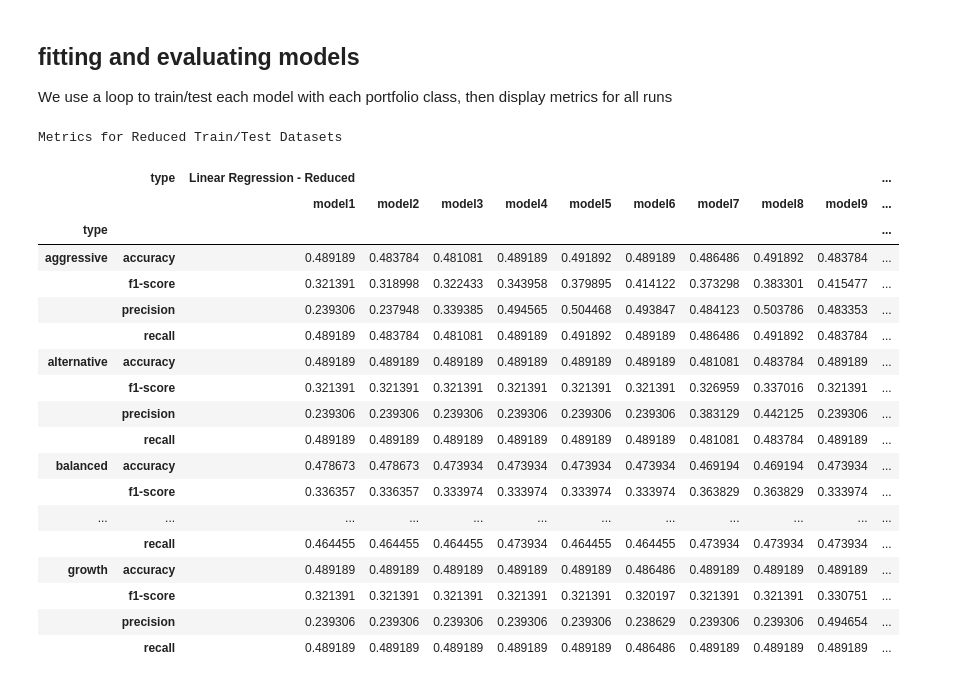
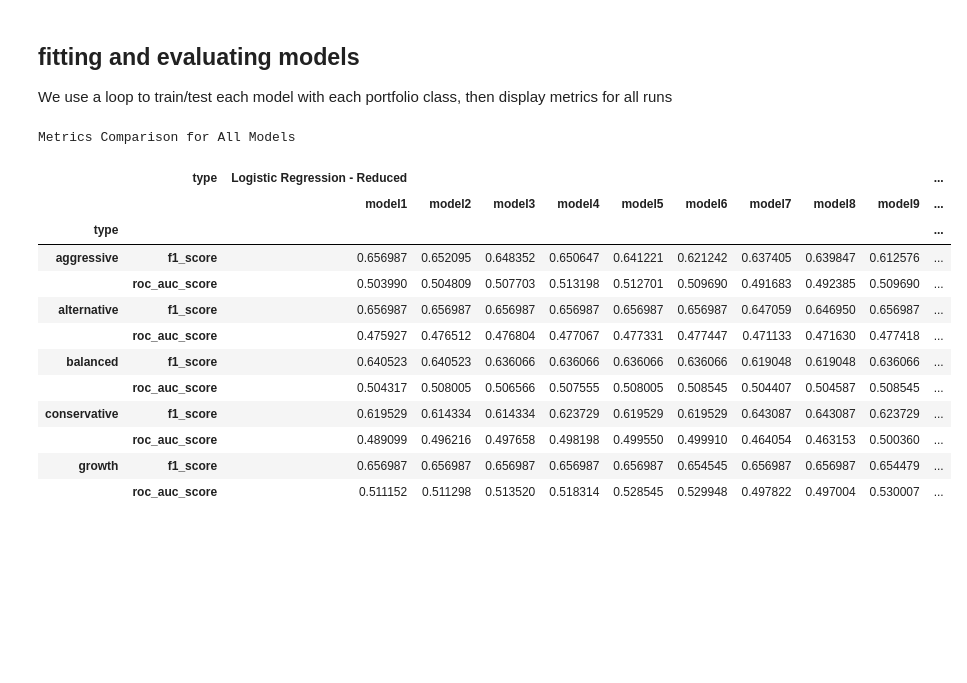
Before and after one commit to tlchampion/mwp_algorithmic_trading, a Jupyter notebook: modeling/logistic_regression.ipynb, the cells around one changed output. Saved outputs shown, nothing was run; the diff lists cells and outputs as text; code cells hidden in the pictures; blank space fills up the shorter version.

```diff
--- a/modeling/logistic_regression.ipynb
+++ b/modeling/logistic_regression.ipynb
@@ -153,11 +153,13 @@ for portfolio in portfolios:
         pipeline = Pipeline([('scaler', scaler), ('model', model)])
         pipeline.fit(X_train, y_train)
         preds = pipeline.predict(X_test)
-        report = classification_report(y_test, preds, output_dict=True)
-        df = pd.DataFrame.from_dict(report['weighted avg'], orient='index', columns=[f'model{i}'])
-        df.loc['accuracy',f'model{i}'] = report['accuracy']
+        proba = pipeline.predict_proba(X_test)
+        roc = roc_auc_score(y_test,proba[:,1])
+        f1 = f1_score(y_test, preds)
+        df = pd.DataFrame()
+        df.loc['f1_score',f"model{i}"] = f1
+        df.loc['roc_auc_score',f"model{i}"] = roc
         df_results = pd.concat([df_results, df], axis=1)
-        df_results.drop('support', inplace=True)
         i += 1
     df_results['type'] = portfolio
     df_full_results = pd.concat([df_full_results, df_results])
@@ -234,11 +236,13 @@ for portfolio in portfolios:
         pipeline = Pipeline([('scaler', scaler), ('model', model)])
         pipeline.fit(X_train, y_train)
         preds = pipeline.predict(X_test)
-        report = classification_report(y_test, preds, output_dict=True)
-        df = pd.DataFrame.from_dict(report['weighted avg'], orient='index', columns=[f'model{i}'])
-        df.loc['accuracy',f'model{i}'] = report['accuracy']
+        proba = pipeline.predict_proba(X_test)
+        roc = roc_auc_score(y_test,proba[:,1])
+        f1 = f1_score(y_test, preds)
+        df = pd.DataFrame()
+        df.loc['f1_score',f"model{i}"] = f1
+        df.loc['roc_auc_score',f"model{i}"] = roc
         df_results = pd.concat([df_results, df], axis=1)
-        df_results.drop('support', inplace=True)
         i += 1
     df_results['type'] = portfolio
     df_reduced_results = pd.concat([df_reduced_results, df_results])
@@ -246,48 +250,41 @@ for portfolio in portfolios:
 df_reduced_results.set_index('type', append=True, inplace=True)
 df_reduced_results = df_reduced_results.reorder_levels(['type', 0])
 # %%
-df_reduced_results['type'] = 'Linear Regression - Reduced'
-df_full_results['type'] = 'Linear Regression - Full'
+df_reduced_results['type'] = 'Logistic Regression - Reduced'
+df_full_results['type'] = 'Logistic Regression - Full'
 
 
 df_reduced_results.set_index('type', append=True,inplace=True)
 df_full_results.set_index('type', append=True,inplace=True)
 
 df_reduced_results = df_reduced_results.unstack(level=2)
 
 df_reduced_results = df_reduced_results.reorder_levels([1,0], axis=1)
 
 
 df_full_results = df_full_results.unstack(level=2)
 
 df_full_results = df_full_results.reorder_levels([1,0], axis=1)
 
 df_lr_results = pd.concat([df_reduced_results, df_full_results], axis=1)
 
 cm = sns.light_palette("blue", as_cmap=True)
 pd.set_option('display.max_columns', None)
 
 
-
-df_lr_results.style.background_gradient(cmap=cm, axis=1).set_caption("Metrics for Reduced Train/Test Datasets")
+df_lr_results.style.highlight_max(color='lightblue', axis = 1).set_caption("Metrics Comparison for All Models")
 # %% [output]
-Metrics for Reduced Train/Test Datasets
+Metrics Comparison for All Models
-|  | type | Linear Regression - Reduced |  |  |  |  |  |  |  |  | ... |
+|  | type | Logistic Regression - Reduced |  |  |  |  |  |  |  |  | ... |
 |  |  | model1 | model2 | model3 | model4 | model5 | model6 | model7 | model8 | model9 | ... |
 | type |  |  |  |  |  |  |  |  |  |  | ... |
-| aggressive | accuracy | 0.489189 | 0.483784 | 0.481081 | 0.489189 | 0.491892 | 0.489189 | 0.486486 | 0.491892 | 0.483784 | ... |
-|  | f1-score | 0.321391 | 0.318998 | 0.322433 | 0.343958 | 0.379895 | 0.414122 | 0.373298 | 0.383301 | 0.415477 | ... |
-|  | precision | 0.239306 | 0.237948 | 0.339385 | 0.494565 | 0.504468 | 0.493847 | 0.484123 | 0.503786 | 0.483353 | ... |
-|  | recall | 0.489189 | 0.483784 | 0.481081 | 0.489189 | 0.491892 | 0.489189 | 0.486486 | 0.491892 | 0.483784 | ... |
-| alternative | accuracy | 0.489189 | 0.489189 | 0.489189 | 0.489189 | 0.489189 | 0.489189 | 0.481081 | 0.483784 | 0.489189 | ... |
-|  | f1-score | 0.321391 | 0.321391 | 0.321391 | 0.321391 | 0.321391 | 0.321391 | 0.326959 | 0.337016 | 0.321391 | ... |
-|  | precision | 0.239306 | 0.239306 | 0.239306 | 0.239306 | 0.239306 | 0.239306 | 0.383129 | 0.442125 | 0.239306 | ... |
-|  | recall | 0.489189 | 0.489189 | 0.489189 | 0.489189 | 0.489189 | 0.489189 | 0.481081 | 0.483784 | 0.489189 | ... |
-| balanced | accuracy | 0.478673 | 0.478673 | 0.473934 | 0.473934 | 0.473934 | 0.473934 | 0.469194 | 0.469194 | 0.473934 | ... |
-|  | f1-score | 0.336357 | 0.336357 | 0.333974 | 0.333974 | 0.333974 | 0.333974 | 0.363829 | 0.363829 | 0.333974 | ... |
-| ... | ... | ... | ... | ... | ... | ... | ... | ... | ... | ... | ... |
-|  | recall | 0.464455 | 0.464455 | 0.464455 | 0.473934 | 0.464455 | 0.464455 | 0.473934 | 0.473934 | 0.473934 | ... |
-| growth | accuracy | 0.489189 | 0.489189 | 0.489189 | 0.489189 | 0.489189 | 0.486486 | 0.489189 | 0.489189 | 0.489189 | ... |
-|  | f1-score | 0.321391 | 0.321391 | 0.321391 | 0.321391 | 0.321391 | 0.320197 | 0.321391 | 0.321391 | 0.330751 | ... |
-|  | precision | 0.239306 | 0.239306 | 0.239306 | 0.239306 | 0.239306 | 0.238629 | 0.239306 | 0.239306 | 0.494654 | ... |
-|  | recall | 0.489189 | 0.489189 | 0.489189 | 0.489189 | 0.489189 | 0.486486 | 0.489189 | 0.489189 | 0.489189 | ... |
+| aggressive | f1_score | 0.656987 | 0.652095 | 0.648352 | 0.650647 | 0.641221 | 0.621242 | 0.637405 | 0.639847 | 0.612576 | ... |
+|  | roc_auc_score | 0.503990 | 0.504809 | 0.507703 | 0.513198 | 0.512701 | 0.509690 | 0.491683 | 0.492385 | 0.509690 | ... |
+| alternative | f1_score | 0.656987 | 0.656987 | 0.656987 | 0.656987 | 0.656987 | 0.656987 | 0.647059 | 0.646950 | 0.656987 | ... |
+|  | roc_auc_score | 0.475927 | 0.476512 | 0.476804 | 0.477067 | 0.477331 | 0.477447 | 0.471133 | 0.471630 | 0.477418 | ... |
+| balanced | f1_score | 0.640523 | 0.640523 | 0.636066 | 0.636066 | 0.636066 | 0.636066 | 0.619048 | 0.619048 | 0.636066 | ... |
+|  | roc_auc_score | 0.504317 | 0.508005 | 0.506566 | 0.507555 | 0.508005 | 0.508545 | 0.504407 | 0.504587 | 0.508545 | ... |
+| conservative | f1_score | 0.619529 | 0.614334 | 0.614334 | 0.623729 | 0.619529 | 0.619529 | 0.643087 | 0.643087 | 0.623729 | ... |
+|  | roc_auc_score | 0.489099 | 0.496216 | 0.497658 | 0.498198 | 0.499550 | 0.499910 | 0.464054 | 0.463153 | 0.500360 | ... |
+| growth | f1_score | 0.656987 | 0.656987 | 0.656987 | 0.656987 | 0.656987 | 0.654545 | 0.656987 | 0.656987 | 0.654479 | ... |
+|  | roc_auc_score | 0.511152 | 0.511298 | 0.513520 | 0.518314 | 0.528545 | 0.529948 | 0.497822 | 0.497004 | 0.530007 | ... |
```
Also changed, not shown: parts of 4 cells of this notebook, 12 other files.
